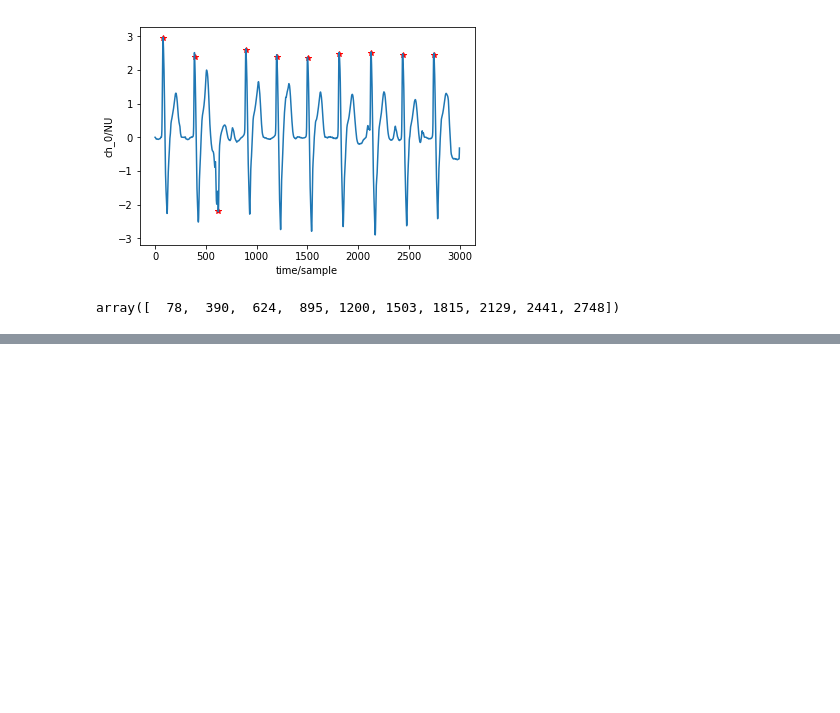
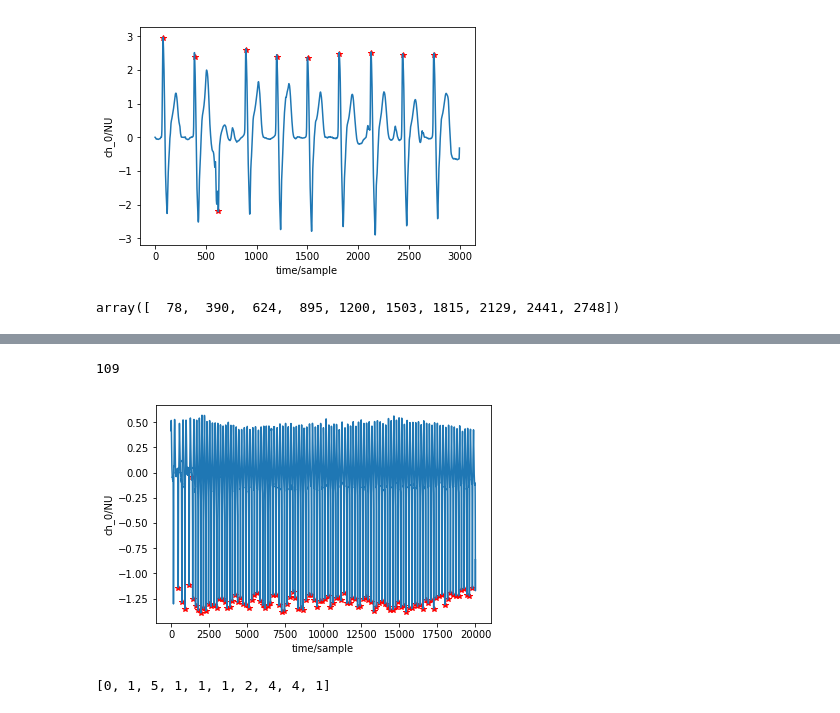
Before and after one commit to nimch681/ECGdataAnalysis, a Jupyter notebook: Q and S peaks algorithm detection.ipynb, the cells around one changed output, grey strips where cells are left out. Cells and saved outputs as stored; diff of their text form; code cells hidden in the pictures; blank space fills up the shorter version.

```diff
--- a/Q and S peaks algorithm detection.ipynb
+++ b/Q and S peaks algorithm detection.ipynb
@@ -433,0 +438,18 @@ wfdb.plot_items(signal=mit105_sub,ann_samp=[s_points])
+# %%
+mit207 = mitdb.patient_records[28]
+# %%
+indexes = list(range(len(mit105.filtered_MLII)-20000,len(mit105.filtered_MLII)))
+#indexes = list(range(0,len(mit105.filtered_MLII)))
+mit207_sub = mit207.filtered_MLII[indexes]
+#beat_class, class_ID, r_poses,originalPoses = shs.r_peak_and_annotation(mit207.filtered_MLII,mit207.annotations,indexes)
+r_poses, originalPoses = r_peak_detector(mit207.filtered_MLII,mit207.annotations,indexes)
+r_peaks = np.asarray(r_poses)
+orignal_r = np.asarray(originalPoses)
+#len(r_peaks)
+len(orignal_r)
+# %% [output]
+109
+# %%
+wfdb.plot_items(signal=mit207_sub,ann_samp=[r_peaks])
+# %% [output]
+[figure, added]
@@ -433,0 +464,4 @@ wfdb.plot_items(signal=mit105_sub,ann_samp=[s_points])
+# %%
+ran_nums
+# %% [output]
+[0, 1, 5, 1, 1, 1, 2, 4, 4, 1]
```
Also changed, not shown: parts of 28 cells of this notebook, 3 other files.
